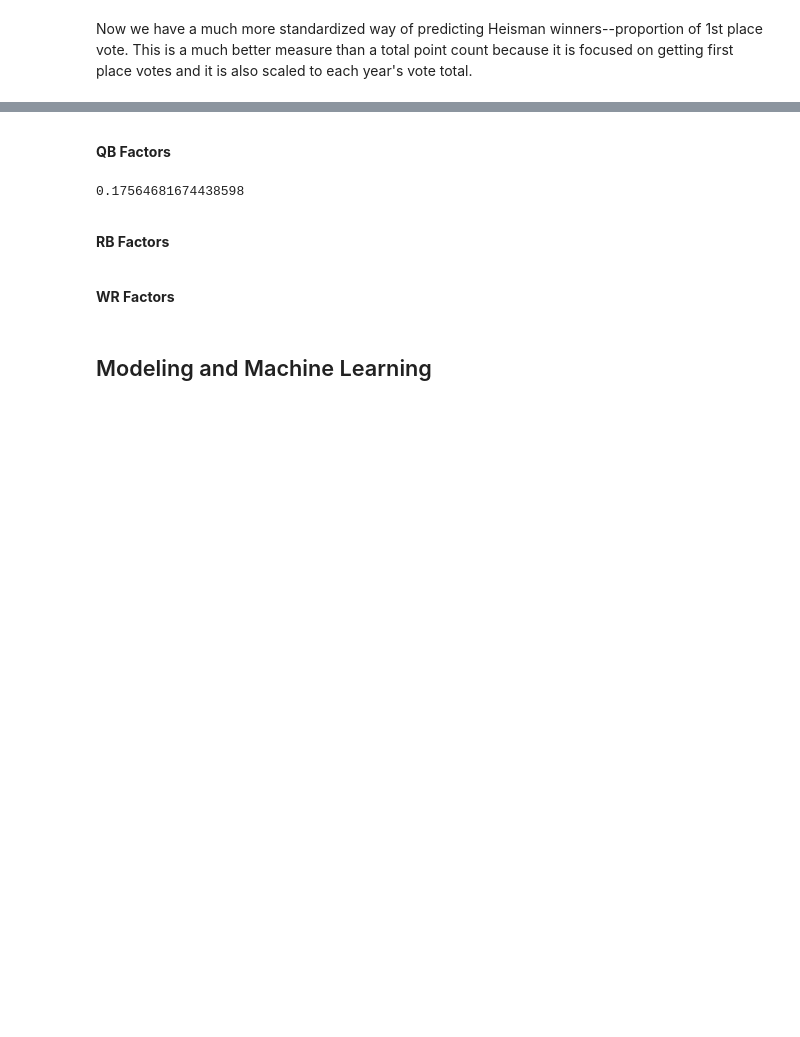
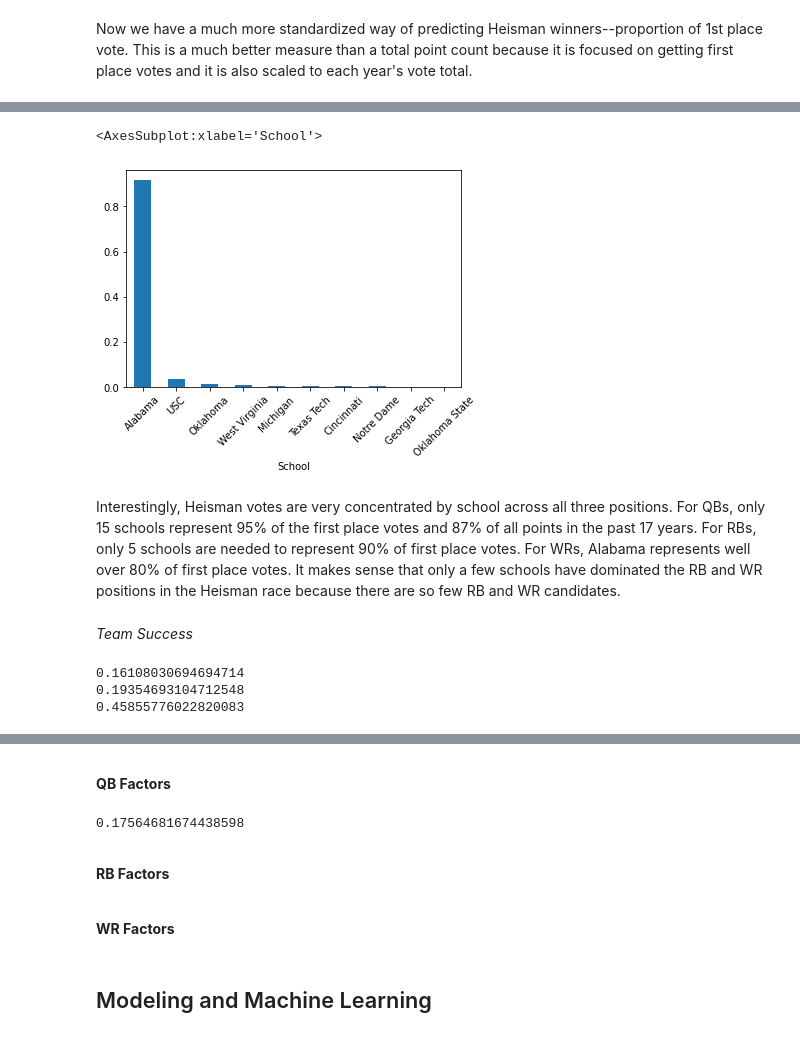
Before and after one commit to SeanSteinle/HeismanModeling, a Jupyter notebook: notebooks/BuildingHeismanDataset.ipynb, the cells around one changed output, grey strips where cells are left out. Saved outputs shown, nothing was run; the diff lists cells and outputs as text; code cells hidden in the pictures; blank space fills up the shorter version.

Commit message:
finished non-positional factor EDA

```diff
--- a/notebooks/BuildingHeismanDataset.ipynb
+++ b/notebooks/BuildingHeismanDataset.ipynb
@@ -411,0 +479,17 @@ NOTE TO SELF. DO THIS BY PROPORTION, ALSO REFORMAT GRAPHS.
+# %%
+wr_fvotes_by_school.sort_values(ascending=False)[:10].plot.bar(rot=45)
+# %% [output]
+<AxesSubplot:xlabel='School'>
+[figure, added]
+# %% [markdown]
+Interestingly, Heisman votes are very concentrated by school across all three positions. For QBs, only 15 schools represent 95% of the first place votes and 87% of all points in the past 17 years. For RBs, only 5 schools are needed to represent 90% of first place votes. For WRs, Alabama represents well over 80% of first place votes. It makes sense that only a few schools have dominated the RB and WR positions in the Heisman race because there are so few RB and WR candidates.
+# %% [markdown]
+*Team Success*
+# %%
+print(df_qb["1stVoteShare"].corr(df_qb["win_percent"]))
+print(df_rb["1stVoteShare"].corr(df_rb["win_percent"]))
+print(df_wr["1stVoteShare"].corr(df_wr["win_percent"])) #This is because Alabama was undefeated during Smith's Heisman campaign.
+# %% [output]
+0.16108030694694714
+0.19354693104712548
+0.45855776022820083
```
Also changed, not shown: parts of 26 cells of this notebook, 5 other files.
